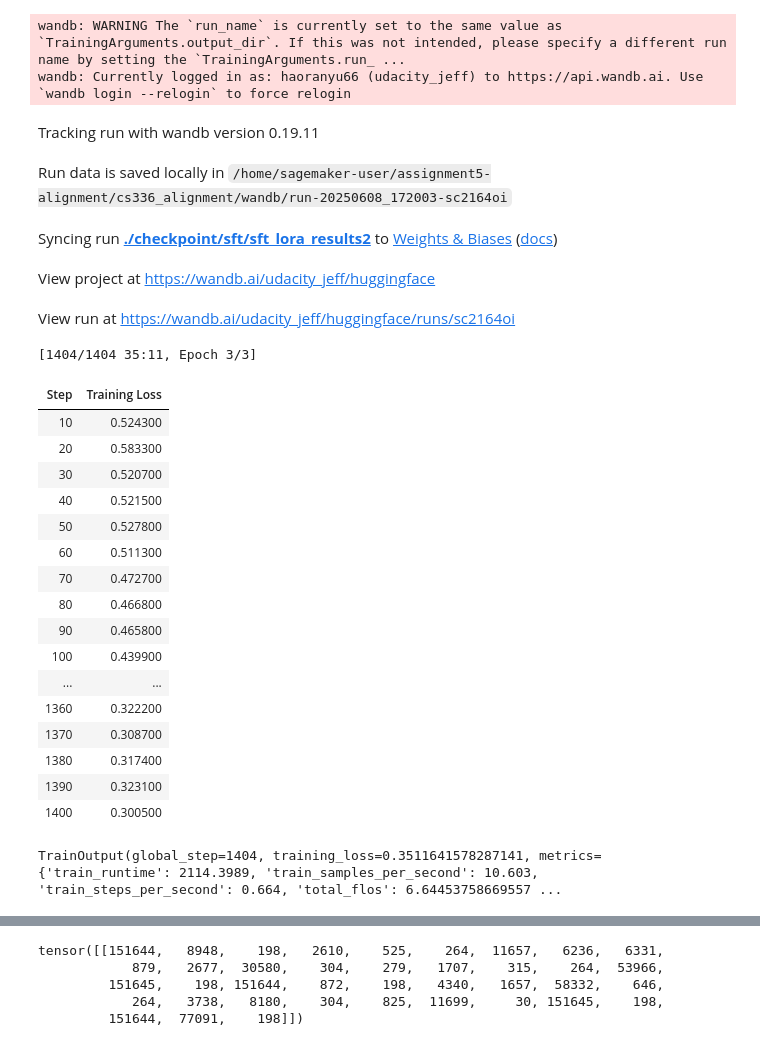
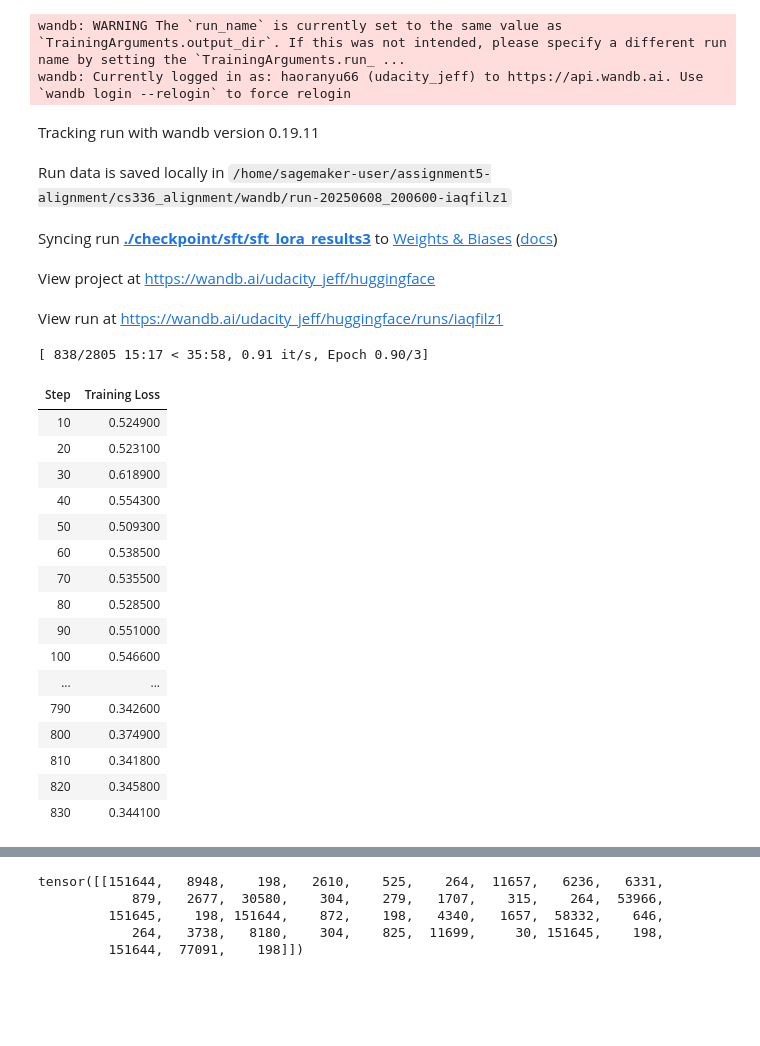
Before and after one commit to haorany2/assignment5-alignment, a Jupyter notebook: cs336_alignment/tryout2.ipynb, the cells around one changed output, grey strips where cells are left out. Drawn from its saved outputs; the diff is of its cells as text; code cells hidden in the pictures; blank space fills up the shorter version.

```diff
--- a/cs336_alignment/tryout2.ipynb
+++ b/cs336_alignment/tryout2.ipynb
@@ -170,15 +163,15 @@ test_prompt
 
 sft_config = SFTConfig(
     max_seq_length=1024,
-    output_dir="./checkpoint/sft/sft_lora_results2",
+    output_dir="./checkpoint/sft/sft_lora_results3",
     per_device_train_batch_size=2,
-    gradient_accumulation_steps=8,
-    learning_rate=1e-5,
+    gradient_accumulation_steps=4,
+    learning_rate=1e-6,
     num_train_epochs=3,
 
     logging_steps=10,
     label_names=["labels"],
-    warmup_ratio=0.03,
+    warmup_ratio=0.05,
     report_to = "wandb",
     bf16=True,
     #pad_token_id=eos_id,
@@ -191,13 +184,13 @@ sft_config = SFTConfig(
 lora_config = LoraConfig(
     task_type=TaskType.CAUSAL_LM,
     inference_mode=False,
-    r=16,
+    r=32,
     lora_alpha=32,
     lora_dropout=0.1,
 
     modules_to_save=["embed_tokens", "lm_head"],
-    #target_modules='all-linear'
-    target_modules = ["q_proj","v_proj"]
+    target_modules='all-linear'
+    #target_modules = ["q_proj","v_proj"]
 )
 
 # 将LoRA配置应用到模型
@@ -207,54 +200,53 @@ peft_model = get_peft_model(model, lora_config)
 
 
 # # 训练参数配置
 # training_args = TrainingArguments(
 #     output_dir="./checkpoint/sft/sft_lora_results",
 #     per_device_train_batch_size=2,
 #     gradient_accumulation_steps=8,
 #     learning_rate=1e-4,
 #     num_train_epochs=3,
 #     fp16=True,
 #     logging_steps=1
 # )
 
 # 使用Trainer API进行训练
 trainer = SFTTrainer(
     model=peft_model,
     #args=training_args,
     train_dataset=train_ds,
     data_collator=collator,
     args=sft_config,
     #data_collator=torch.utils.data.DataCollatorWithPadding(tokenizer=tokenizer)
 )
 
 trainer.train()
 # %% [output]
 wandb: WARNING The `run_name` is currently set to the same value as `TrainingArguments.output_dir`. If this was not intended, please specify a different run name by setting the `TrainingArguments.run_ ...
 wandb: Currently logged in as: haoranyu66 (udacity_jeff) to https://api.wandb.ai. Use `wandb login --relogin` to force relogin
 Tracking run with wandb version 0.19.11
-Run data is saved locally in /home/sagemaker-user/assignment5-alignment/cs336_alignment/wandb/run-20250608_172003-sc2164oi
+Run data is saved locally in /home/sagemaker-user/assignment5-alignment/cs336_alignment/wandb/run-20250608_200600-iaqfilz1
-Syncing run ./checkpoint/sft/sft_lora_results2 to Weights & Biases (docs)
+Syncing run ./checkpoint/sft/sft_lora_results3 to Weights & Biases (docs)
 View project at https://wandb.ai/udacity_jeff/huggingface
-View run at https://wandb.ai/udacity_jeff/huggingface/runs/sc2164oi
+View run at https://wandb.ai/udacity_jeff/huggingface/runs/iaqfilz1
-[1404/1404 35:11, Epoch 3/3]
+[ 838/2805 15:17 < 35:58, 0.91 it/s, Epoch 0.90/3]
 | Step | Training Loss |
-| 10 | 0.524300 |
-| 20 | 0.583300 |
-| 30 | 0.520700 |
-| 40 | 0.521500 |
-| 50 | 0.527800 |
-| 60 | 0.511300 |
-| 70 | 0.472700 |
-| 80 | 0.466800 |
-| 90 | 0.465800 |
-| 100 | 0.439900 |
+| 10 | 0.524900 |
+| 20 | 0.523100 |
+| 30 | 0.618900 |
+| 40 | 0.554300 |
+| 50 | 0.509300 |
+| 60 | 0.538500 |
+| 70 | 0.535500 |
+| 80 | 0.528500 |
+| 90 | 0.551000 |
+| 100 | 0.546600 |
 | ... | ... |
-| 1360 | 0.322200 |
-| 1370 | 0.308700 |
-| 1380 | 0.317400 |
-| 1390 | 0.323100 |
-| 1400 | 0.300500 |
+| 790 | 0.342600 |
+| 800 | 0.374900 |
+| 810 | 0.341800 |
+| 820 | 0.345800 |
+| 830 | 0.344100 |
-TrainOutput(global_step=1404, training_loss=0.3511641578287141, metrics={'train_runtime': 2114.3989, 'train_samples_per_second': 10.603, 'train_steps_per_second': 0.664, 'total_flos': 6.64453758669557 ...
 # %%
 
 def init_vllm(model_id: str, tokenizer, device: str, seed: int, gpu_memory_utilization: float = 0.85):
```
Also changed, not shown: parts of 7 cells of this notebook.
